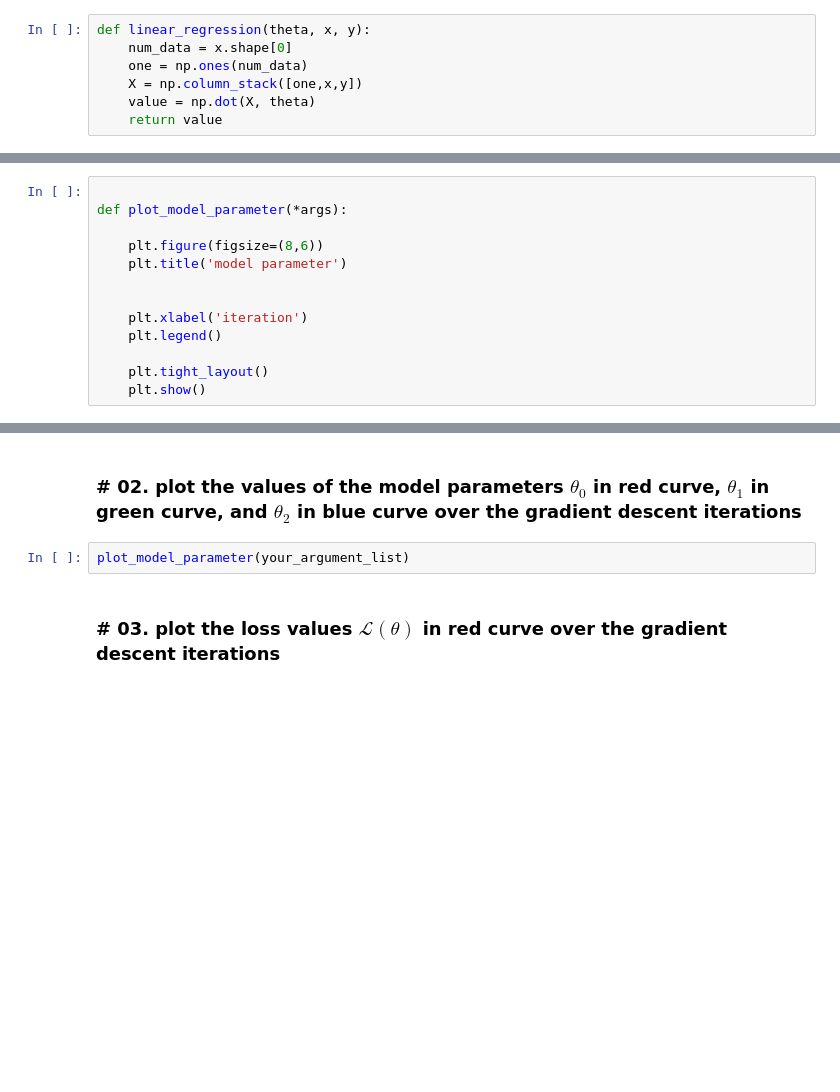
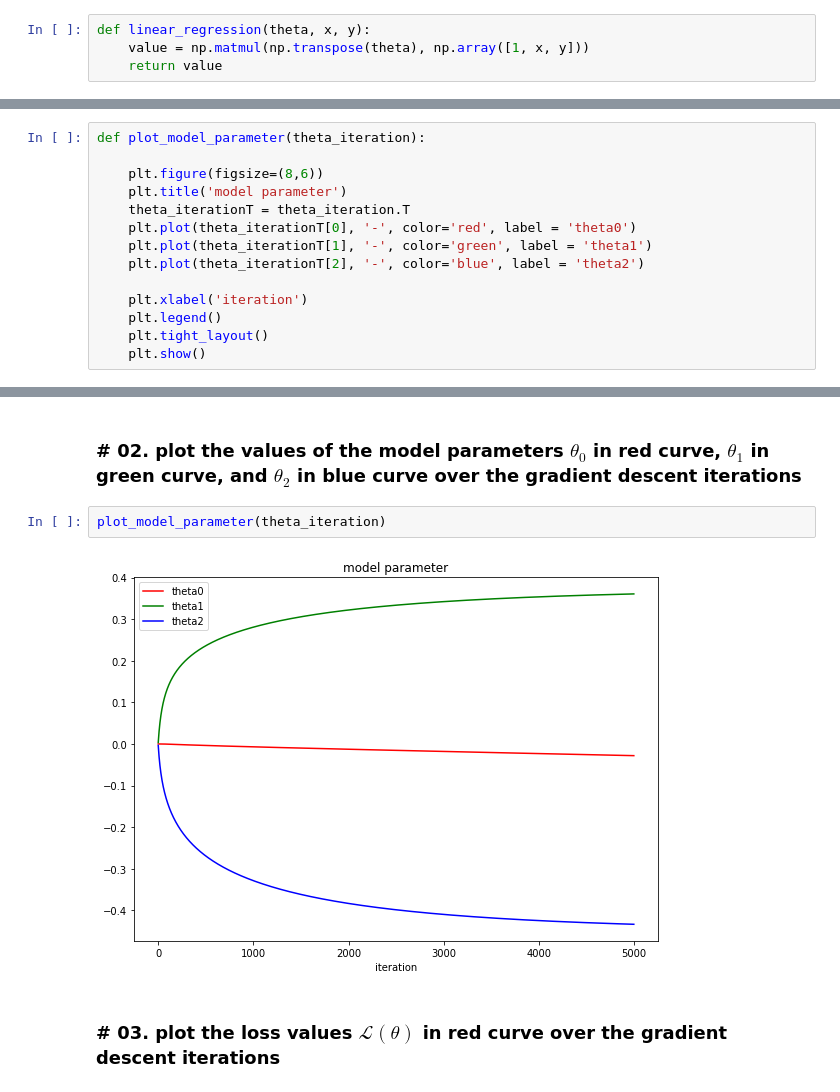
Before and after one commit to heji0826/assignment-machine-learning, a Jupyter notebook: 08/assignment_08.ipynb, the cells around one changed output, grey strips where cells are left out. Saved outputs shown, nothing was run; the diff lists cells and outputs as text; blank space fills up the shorter version.

```diff
--- a/08/assignment_08.ipynb
+++ b/08/assignment_08.ipynb
@@ -27,10 +27,7 @@ for i in range(num_data):
 ## define linear regression function with inputs $\theta = (\theta_0, \theta_1, \theta_2)$ and ${\rm point} = (1, x, y)$
 # %%
 def linear_regression(theta, x, y):
-    num_data = x.shape[0]
-    one = np.ones(num_data)
-    X = np.column_stack([one,x,y])
-    value = np.dot(X, theta)
+    value = np.matmul(np.transpose(theta), np.array([1, x, y]))
     return value
 # %% [markdown]
 ## define sigmoid function with input $x$
@@ -109,13 +131,14 @@ def plot_data(*args):
 # %%
-
-def plot_model_parameter(*args):
+def plot_model_parameter(theta_iteration):
 
     plt.figure(figsize=(8,6))
     plt.title('model parameter')
-
+    theta_iterationT = theta_iteration.T
+    plt.plot(theta_iterationT[0], '-', color='red', label = 'theta0')
+    plt.plot(theta_iterationT[1], '-', color='green', label = 'theta1')
+    plt.plot(theta_iterationT[2], '-', color='blue', label = 'theta2')
 
     plt.xlabel('iteration')
     plt.legend()
-
     plt.tight_layout()
     plt.show()
@@ -140,7 +188,9 @@ plot_data(your_argument_list)
 # %% [markdown]
 ### # 02. plot the values of the model parameters $\theta_0$ in red curve, $\theta_1$ in green curve, and $\theta_2$ in blue curve over the gradient descent iterations
 # %%
-plot_model_parameter(your_argument_list)
+plot_model_parameter(theta_iteration)
+# %% [output]
+[figure, added]
 # %% [markdown]
 ### # 03. plot the loss values $\mathcal{L}(\theta)$ in red curve over the gradient descent iterations
 # %%
```
Also changed, not shown: parts of 10 cells of this notebook.
